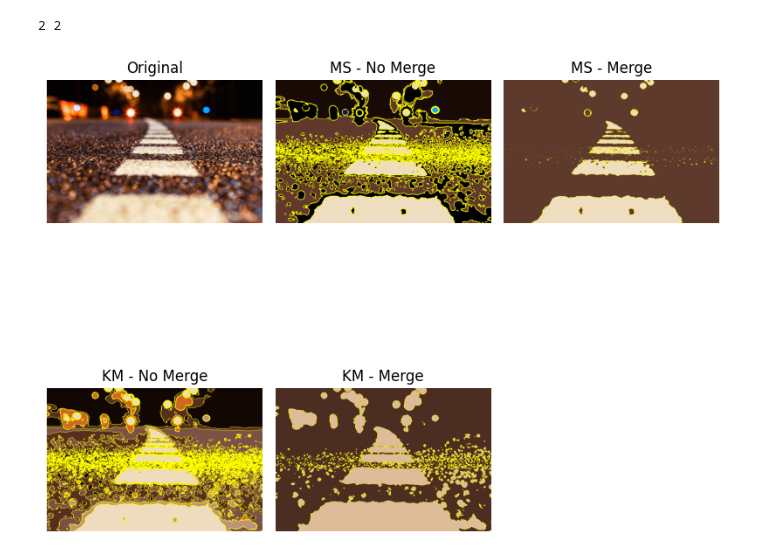
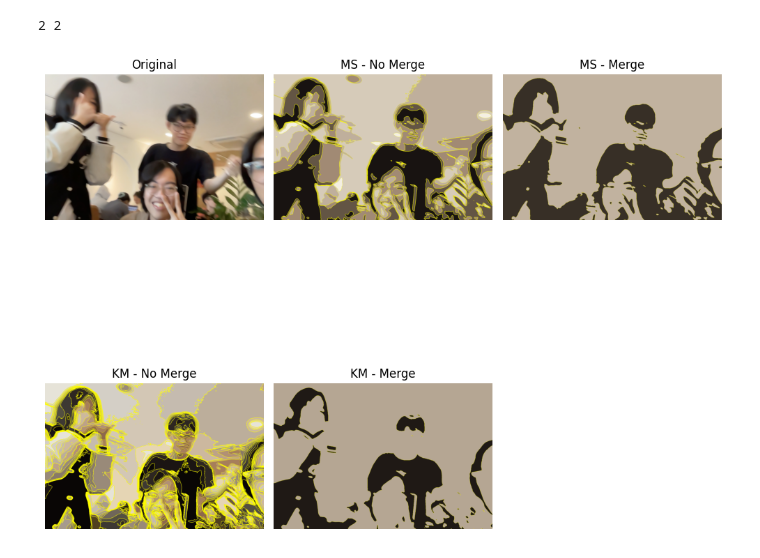
Before and after one commit to Ngoc-Cac/ML-Group2, a Jupyter notebook: imag_seg.ipynb, the cells around one changed output. Saved outputs shown, nothing was run; the diff lists cells and outputs as text; code cells hidden in the pictures.

```diff
--- a/imag_seg.ipynb
+++ b/imag_seg.ipynb
@@ -89,6 +89,6 @@ def merge_mean_color(graph, src, dst):
 # gray-scale, hence each pixel is a value of lightness.
 # data.astronaut() is colored, each pixel is instead a vector in RGB space
 # image = img_as_float32(data.astronaut())
-image = img_as_float32(io.imread(osp.join('.', 'images', 'road.jpg')))
+image = img_as_float32(io.imread(osp.join('.', 'images', 'people.jpg')))
 image.shape
 # %% [output]
@@ -123,5 +123,5 @@ np.float64(0.592868914285297)
 # %%
-mean_shift = MeanShift(bandwidth=0.2, bin_seeding=True, max_iter=500, cluster_all=False)
+mean_shift = MeanShift(bandwidth=0.1, bin_seeding=True, max_iter=500, cluster_all=True)
 ms_label = mean_shift.fit_predict(train)
 ms_label = label_image(image_df, ms_label)
 print('clusters:', len(np.unique(ms_label)))
@@ -138,7 +138,7 @@ array([[ 1,  1,  1, ...,  1,  1,  1],
 # %% [markdown]
 ## K-Means Stuff
 # %%
-kmean = KMeans(n_clusters=6, random_state=0)
+kmean = KMeans(n_clusters=22, random_state=0)
 km_label = kmean.fit_predict(train)
 km_label = label_image(image_df, km_label)
 km_label
@@ -179,26 +179,27 @@ print(len(np.unique(ms_label2)), len(np.unique(km_label2)))
 2 2
 # %%
 do_bound = True
-ms_outs = [label_to_rgb(image, ms_label, boundaries=do_bound),
-           label_to_rgb(image, ms_label2, boundaries=do_bound)]
+no_bg = True
+ms_outs = [label_to_rgb(image, ms_label, boundaries=do_bound, no_bg=no_bg),
+           label_to_rgb(image, ms_label2, boundaries=do_bound, no_bg=no_bg)]
 km_outs = [label_to_rgb(image, km_label, boundaries=do_bound),
            label_to_rgb(image, km_label2, boundaries=do_bound)]
 # %%
-fig = plt.figure(figsize=(8, 8))
+fig = plt.figure(figsize=(10, 10))
 
 ax1 = fig.add_subplot(231)
 ax_ms1 = fig.add_subplot(232)
 ax_ms2 = fig.add_subplot(233)
 ax_km1 = fig.add_subplot(234)
 ax_km2 = fig.add_subplot(235)
 
 show_ax(ax1, 'Original', image)
 show_ax(ax_ms1, 'MS - No Merge', ms_outs[0])
 show_ax(ax_ms2, 'MS - Merge', ms_outs[1])
 show_ax(ax_km1, 'KM - No Merge', km_outs[0])
 show_ax(ax_km2, 'KM - Merge', km_outs[1])
 
 fig.tight_layout()
 plt.show()
 # %% [output]
-[figure, old version]
+[figure, new version]
```
Also changed, not shown: parts of 7 cells of this notebook, 5 other files.
